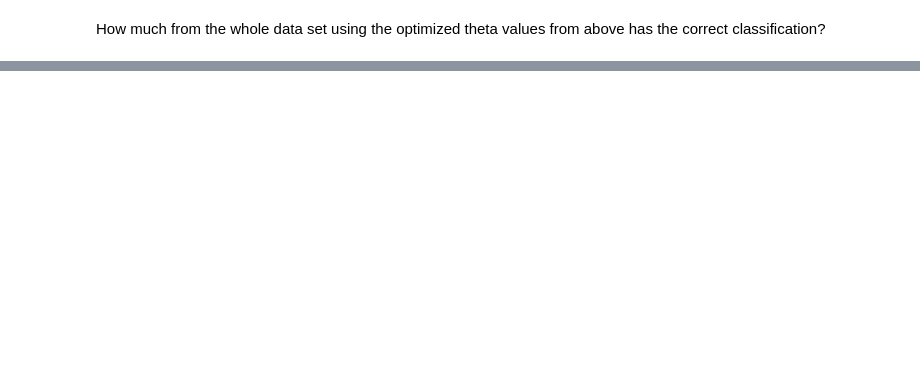
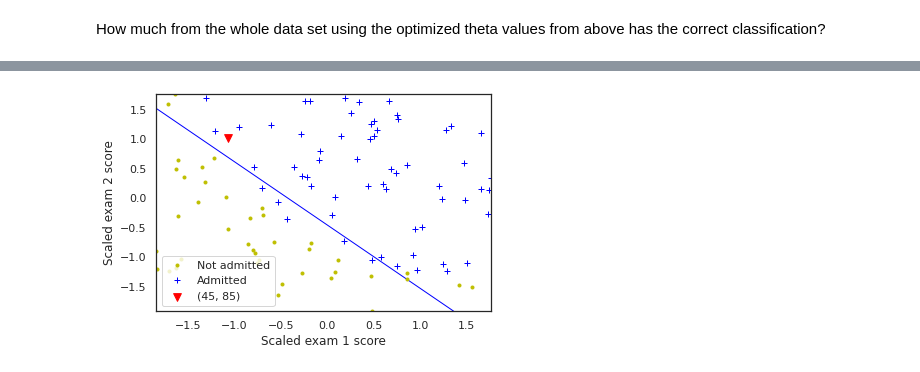
Before and after one commit to KevoSoftworks/machine_learning, a Jupyter notebook: logistic_regression/assignment_part_1.ipynb, the cells around one changed output, grey strips where cells are left out. Cells and saved outputs as stored; diff of their text form; code cells hidden in the pictures; blank space fills up the shorter version.

```diff
--- a/logistic_regression/assignment_part_1.ipynb
+++ b/logistic_regression/assignment_part_1.ipynb
@@ -98,10 +162,3 @@ In GradientDescent (below) you have to play with the learning parameter alpha an
 Keep the values for costfunction at intermediate steps in order to view the convergence.
 
 If this num_iters must be chosen very large (did the process converge?) you should write an extra loop within the loop
-# %%
-def gradientDescent(X, y, theta, alpha = 0.001, numiters = 5500):
-    Jh = np.zeros(numiters)
-    for iter in np.arange(numiters):
-        ## theta = ...
-        ## Jh[...] = ...
-    return(theta, Jh)
@@ -128,9 +231,13 @@ p = predict(theta, X)
 # %%
-plt.scatter(45, 85, s=60, c='r', marker='v', label='(45, 85)')
-plotData(data, 'Exam 1 score', 'Exam 2 score', 'Admitted', 'Not admitted')
+scaled_data = scale_features(data[:, 0], data[:, 1], avg=model[0], std=model[1])
+
+plt.scatter(*test_features, s=60, c='r', marker='v', label='(45, 85)')
+plotData(np.column_stack([*scaled_data, data[:, 2]]), 'Scaled exam 1 score', 'Scaled exam 2 score', 'Admitted', 'Not admitted')
 x1_min, x1_max = X[:,1].min(), X[:,1].max(),
 x2_min, x2_max = X[:,2].min(), X[:,2].max(),
 xx1, xx2 = np.meshgrid(np.linspace(x1_min, x1_max), np.linspace(x2_min, x2_max))
 h = sigmoid(np.c_[np.ones((xx1.ravel().shape[0],1)), xx1.ravel(), xx2.ravel()].dot(theta))
 h = h.reshape(xx1.shape)
 plt.contour(xx1, xx2, h, [0.5], linewidths=1, colors='b');
+# %% [output]
+[figure, added]
```
Also changed, not shown: parts of 19 cells of this notebook.
